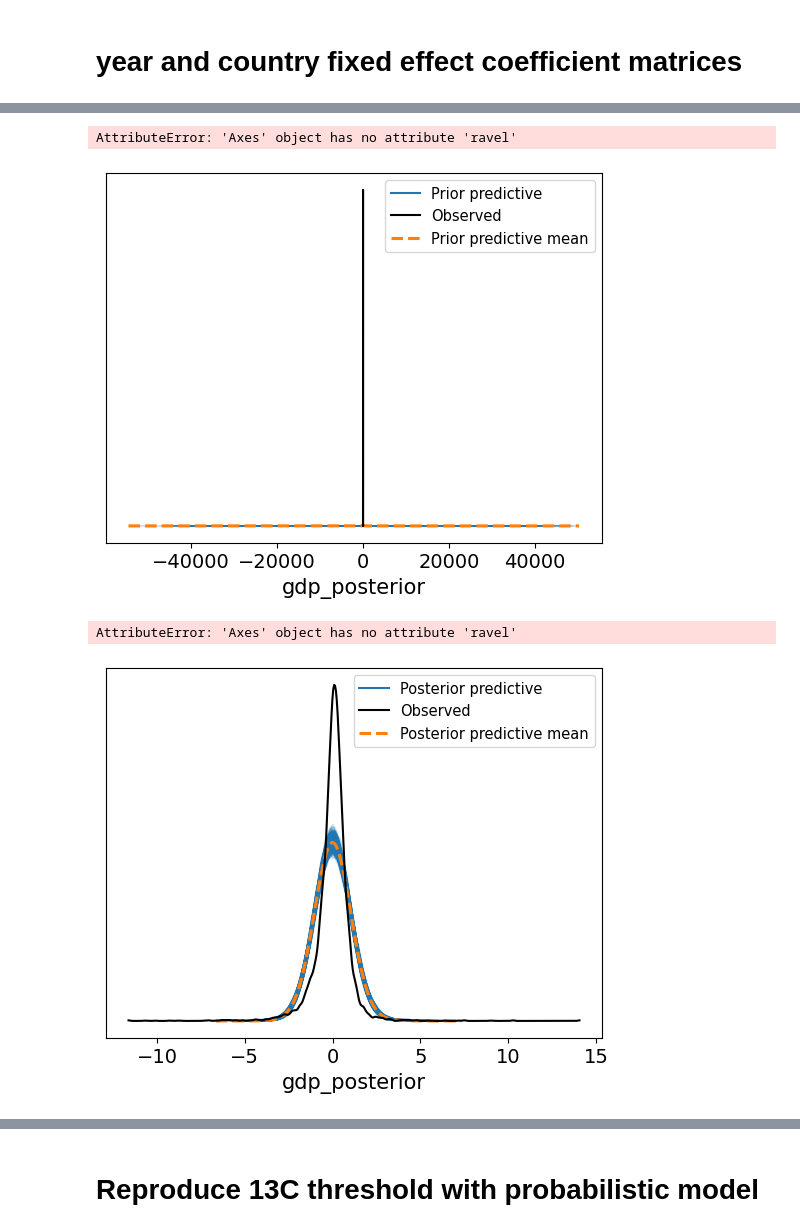
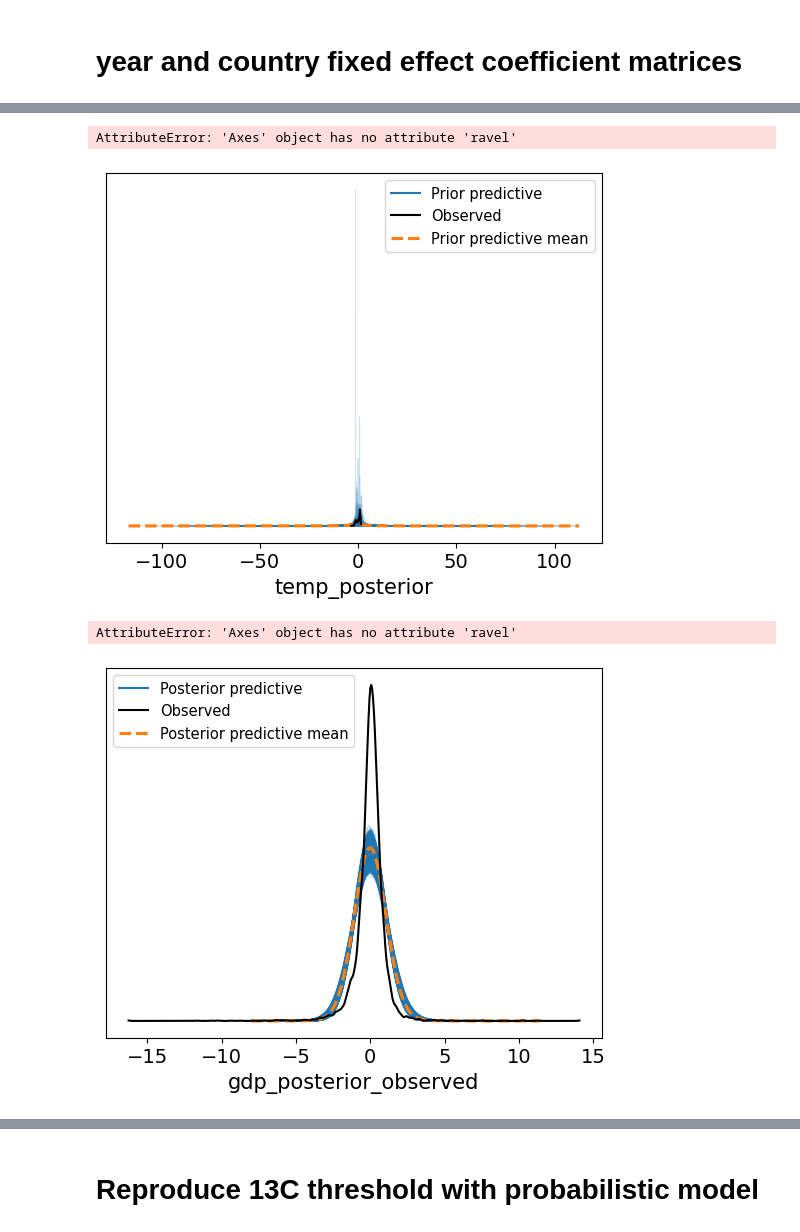
Before and after one commit to greenguy33/environmental-bayesian-modeling, a Jupyter notebook: notebooks/Burke_paper_reproduction.ipynb, the cells around one changed output, grey strips where cells are left out. Drawn from its saved outputs; the diff is of its cells as text; code cells hidden in the pictures.

```diff
--- a/notebooks/Burke_paper_reproduction.ipynb
+++ b/notebooks/Burke_paper_reproduction.ipynb
@@ -192,7 +195,7 @@ KeyboardInterrupt:
 
 KeyboardInterrupt
 # %%
-model = pd.read_pickle('../models/burke-reproduction-mcmc-fixed-effects-grad-effects-missing-rows-omitted-deterministic-observed-new-priors.pkl')
+model = pd.read_pickle('../models/burke-reproduction-mcmc-fixed-effects-grad-effects-missing-rows-imputed-deterministic-observed-original-dataset.pkl')
 trace = model["trace"]
 prior = model["prior"]
 posterior = model["posterior"]
@@ -202,15 +225,15 @@ temp_scaler = model["temp_scaler"]
 # %%
-fig = az.plot_ppc(prior,group="prior",var_names=["gdp_posterior"]).ravel()[0].figure
+fig = az.plot_ppc(prior,group="prior",var_names=["temp_posterior"]).ravel()[0].figure
 fig.show()
 # %% [output]
 AttributeError: 'Axes' object has no attribute 'ravel'
-[figure, old version]
+[figure, new version]
 # %%
-fig = az.plot_ppc(posterior,var_names=["gdp_posterior"]).ravel()[0].figure
+fig = az.plot_ppc(posterior,var_names=["gdp_posterior_observed"]).ravel()[0].figure
 fig.show()
 # %% [output]
 AttributeError: 'Axes' object has no attribute 'ravel'
-[figure, old version]
+[figure, new version]
 # %%
 fig = az.plot_trace(trace, var_names=["temp_gdp_coef","temp_sq_gdp_coef","precip_gdp_coef","precip_sq_gdp_coef","gdp_intercept"]).ravel()[0].figure
 fig.show()
```
Also changed, not shown: parts of 17 cells of this notebook, 7 other files.
